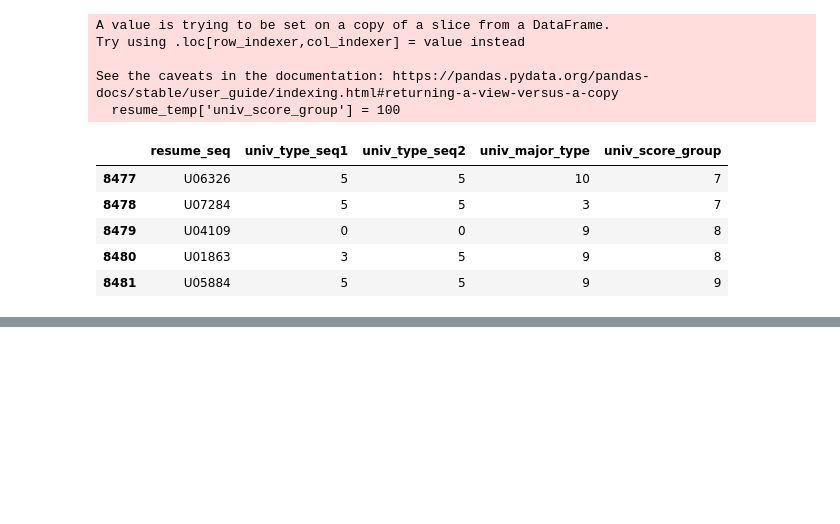
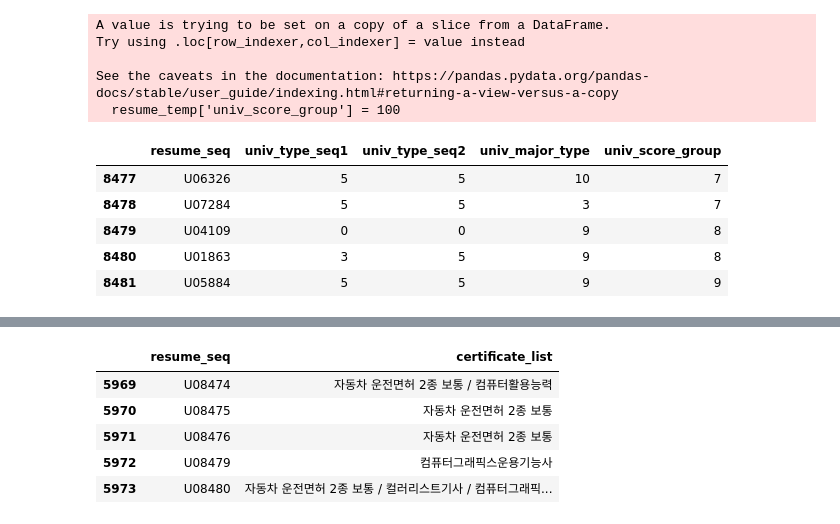
Before and after one commit to Kim-SeongSu/Dacon_Kookmin_University, a Jupyter notebook: kookmin_ai.ipynb, the cells around one changed output, grey strips where cells are left out. Cells and saved outputs as stored; diff of their text form; code cells hidden in the pictures; blank space fills up the shorter version.

```diff
--- a/kookmin_ai.ipynb
+++ b/kookmin_ai.ipynb
@@ -668,0 +705,19 @@ resume_certificate_data[resume_certificate_data.certificate_contents.str.contain
+# %%
+# resume_seq 별 취득 자격증 정렬하여 입력하기
+## 새로운 임시 데이터프레임 만들기
+df_certificate = pd.DataFrame(sorted(set(resume_temp.resume_seq))[:-2], columns=['resume_seq'])
+df_certificate['certificate_list'] = ''
+
+# 구직자 별로 자격증 정보 정리하기
+for i in range(len(df_certificate)):
+    df_certificate.certificate_list[i] = ' / '.join(sorted(set(resume_temp[resume_temp.resume_seq == df_certificate.resume_seq[i]].std_certificate_contents)))
+
+# 데이터 확인
+df_certificate.tail(5)
+# %% [output]
+|  | resume_seq | certificate_list |
+| 5969 | U08474 | 자동차 운전면허 2종 보통 / 컴퓨터활용능력 |
+| 5970 | U08475 | 자동차 운전면허 2종 보통 |
+| 5971 | U08476 | 자동차 운전면허 2종 보통 |
+| 5972 | U08479 | 컴퓨터그래픽스운용기능사 |
+| 5973 | U08480 | 자동차 운전면허 2종 보통 / 컬러리스트기사 / 컴퓨터그래픽... |
```
Also changed, not shown: parts of 16 cells of this notebook.
